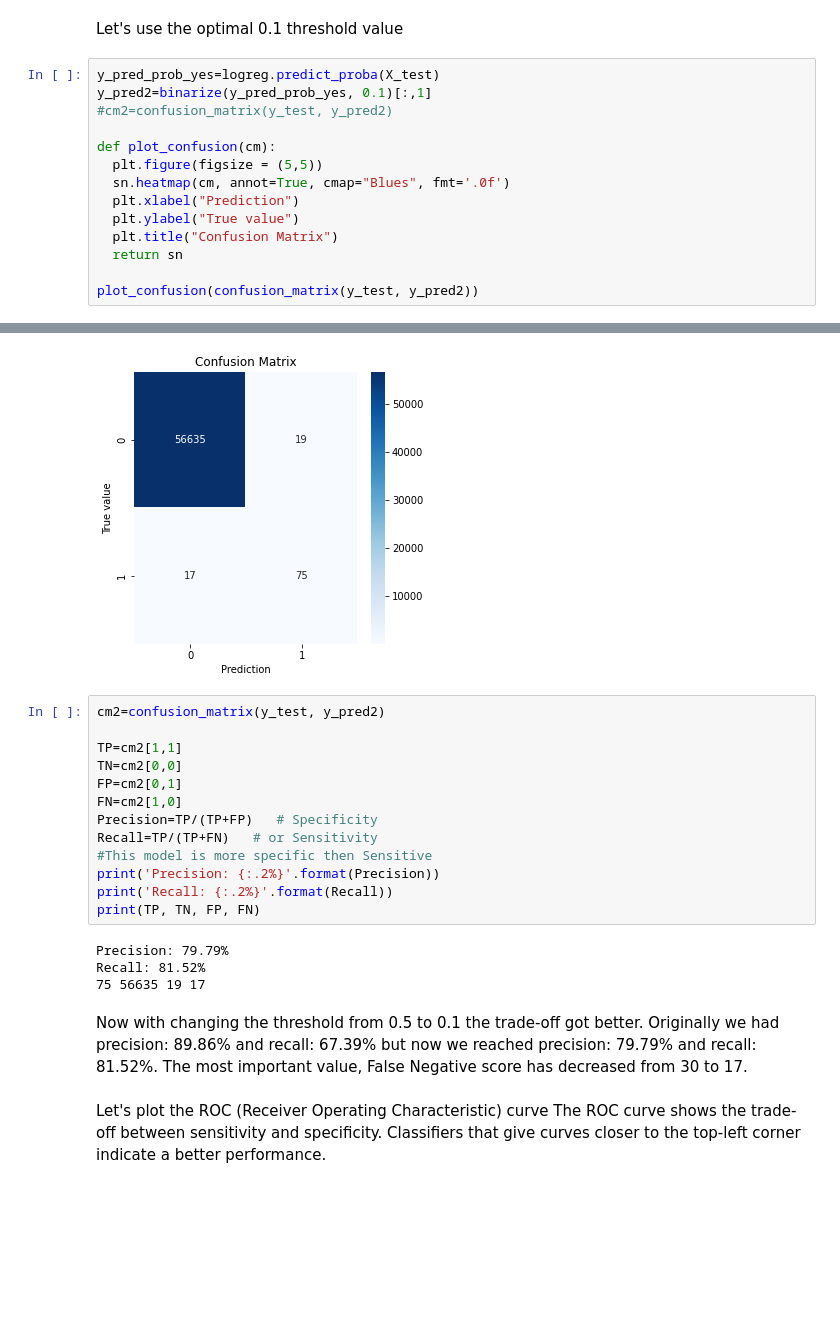
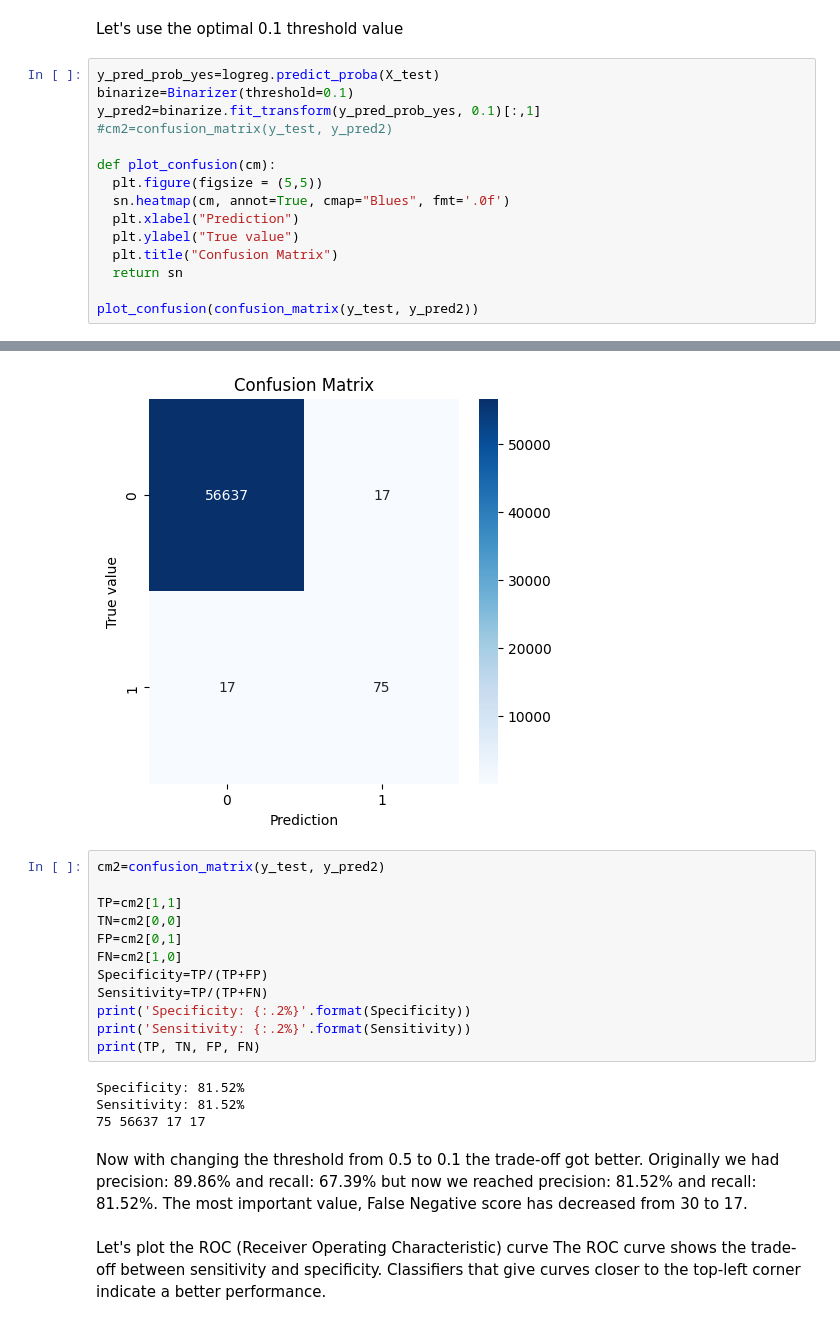
Before and after one commit to vbanai/ML-Technics-in-Retail, a Jupyter notebook: Credit_Card_Fraud_Detection.ipynb, the cells around one changed output, grey strips where cells are left out. Saved outputs shown, nothing was run; the diff lists cells and outputs as text; blank space fills up the shorter version.

```diff
--- a/Credit_Card_Fraud_Detection.ipynb
+++ b/Credit_Card_Fraud_Detection.ipynb
@@ -297,7 +301,8 @@ With 0.1 threshold the Confusion Matrix is
 Let's use the optimal 0.1 threshold value
 # %%
 y_pred_prob_yes=logreg.predict_proba(X_test)
-y_pred2=binarize(y_pred_prob_yes, 0.1)[:,1]
+binarize=Binarizer(threshold=0.1)
+y_pred2=binarize.fit_transform(y_pred_prob_yes, 0.1)[:,1]
 #cm2=confusion_matrix(y_test, y_pred2)
 
 def plot_confusion(cm):
@@ -314,4 +319,4 @@ plot_confusion(confusion_matrix(y_test, y_pred2))
-[figure, old version]
+[figure, new version]
 # %%
 cm2=confusion_matrix(y_test, y_pred2)
 
@@ -319,19 +324,18 @@ TP=cm2[1,1]
 TN=cm2[0,0]
 FP=cm2[0,1]
 FN=cm2[1,0]
-Precision=TP/(TP+FP)   # Specificity
-Recall=TP/(TP+FN)   # or Sensitivity
-#This model is more specific then Sensitive
-print('Precision: {:.2%}'.format(Precision))
-print('Recall: {:.2%}'.format(Recall))
+Specificity=TP/(TP+FP)
+Sensitivity=TP/(TP+FN)
+print('Specificity: {:.2%}'.format(Specificity))
+print('Sensitivity: {:.2%}'.format(Sensitivity))
 print(TP, TN, FP, FN)
 # %% [output]
-Precision: 79.79%
-Recall: 81.52%
-75 56635 19 17
+Specificity: 81.52%
+Sensitivity: 81.52%
+75 56637 17 17
 # %% [markdown]
 Now with changing the threshold from 0.5 to 0.1 the trade-off got better.
-Originally we had precision: 89.86% and recall: 67.39% but now we reached precision: 79.79% and recall: 81.52%. The most important value, False Negative score has decreased from 30 to 17.
+Originally we had precision: 89.86% and recall: 67.39% but now we reached precision: 81.52% and recall: 81.52%. The most important value, False Negative score has decreased from 30 to 17.
 # %% [markdown]
 Let's plot the ROC (Receiver Operating Characteristic) curve</br>
 The ROC curve shows the trade-off between sensitivity  and specificity. Classifiers that give curves closer to the top-left corner indicate a better performance.
```
Also changed, not shown: parts of 14 cells of this notebook.
